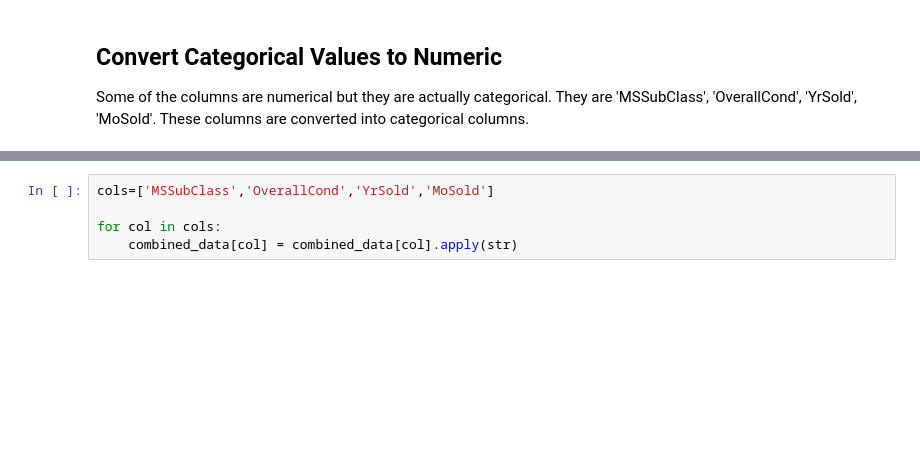
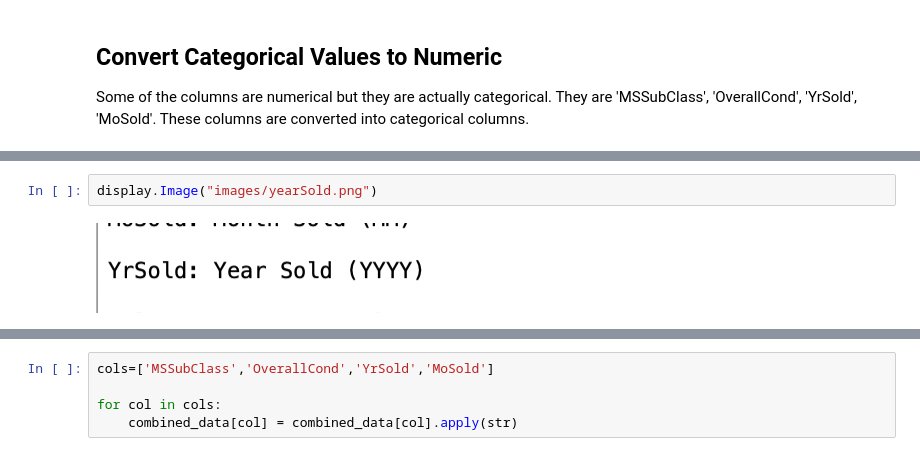
Before and after one commit to dtrinidad002/W207_Final_Project, a Jupyter notebook: Notebook_2_EDA_DataCleaning+FeatureEngineering+ModelDevelopment.ipynb, the cells around one changed output, grey strips where cells are left out. Cells and saved outputs as stored; diff of their text form; blank space fills up the shorter version.

```diff
--- a/Notebook_2_EDA_DataCleaning+FeatureEngineering+ModelDevelopment.ipynb
+++ b/Notebook_2_EDA_DataCleaning+FeatureEngineering+ModelDevelopment.ipynb
@@ -410,0 +426,4 @@ Some of the columns are numerical but they are actually categorical. They are 'M
+# %%
+display.Image("images/yearSold.png")
+# %% [output]
+[figure, added]
```
Also changed, not shown: parts of 17 cells of this notebook.
